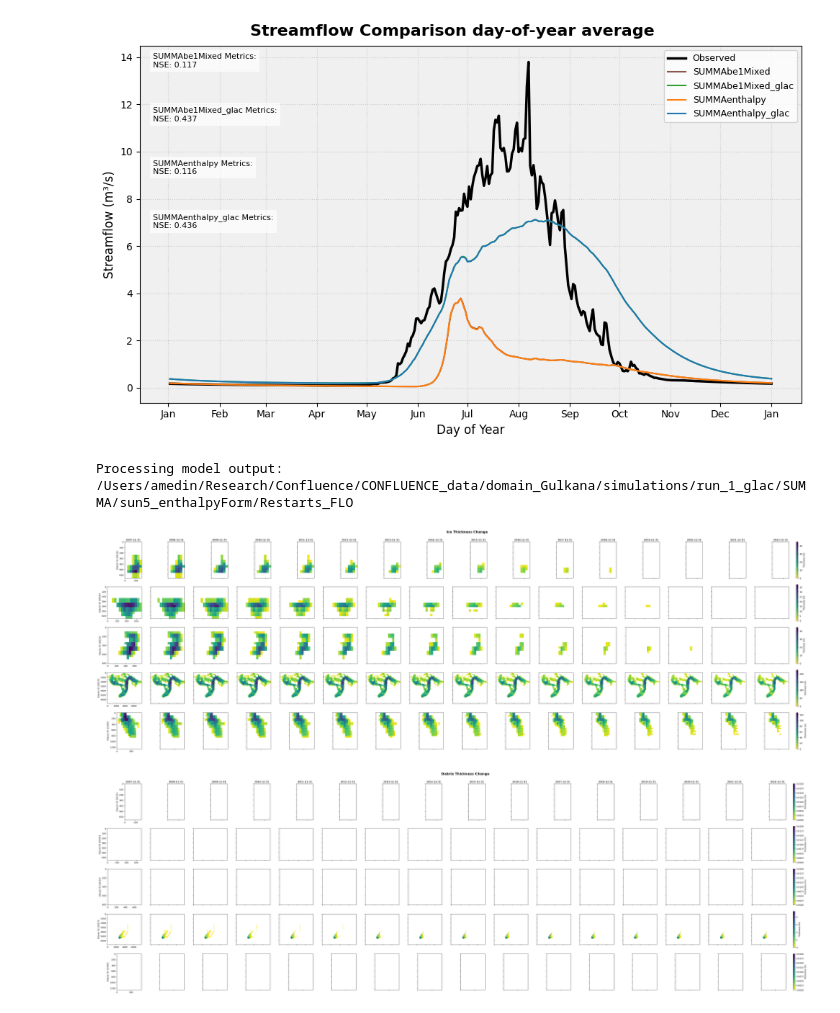
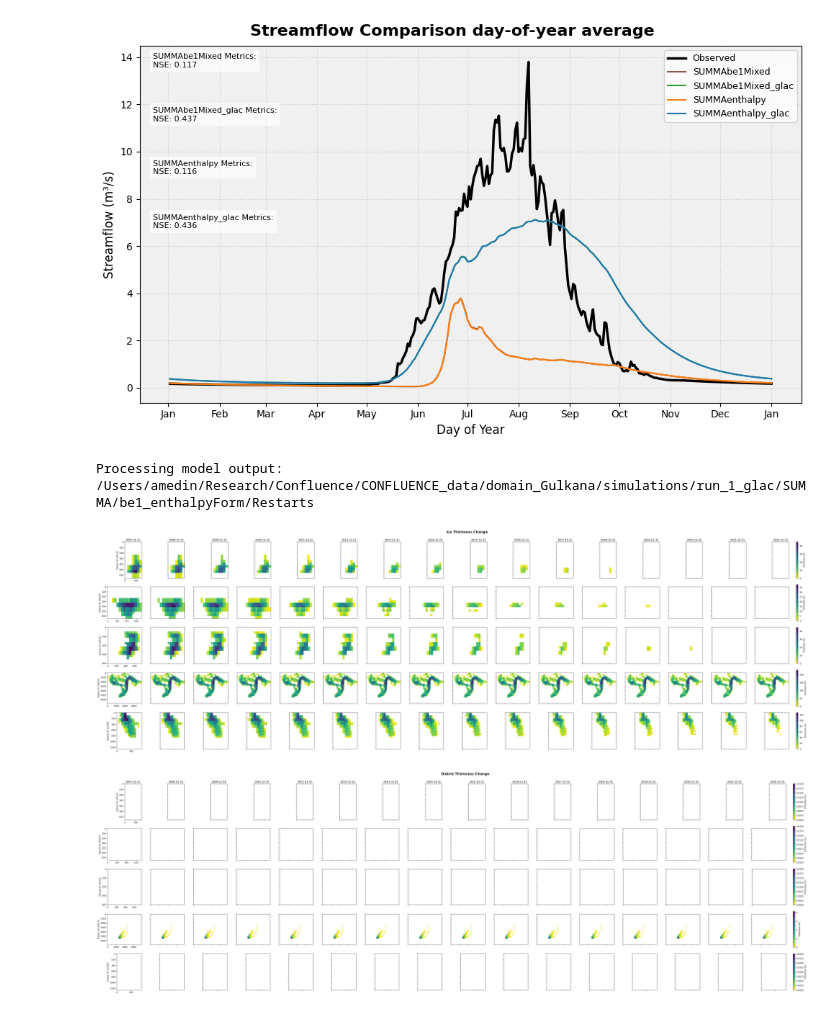
Before and after one commit to ashleymedin/CONFLUENCE, a Jupyter notebook: jupyter notebooks/5_model_initiation/5a_modelInstantiation.ipynb, the cells around one changed output. Drawn from its saved outputs; the diff is of its cells as text; code cells hidden in the pictures.

Commit message:
fixing flow model

```diff
--- a/jupyter notebooks/5_model_initiation/5a_modelInstantiation.ipynb
+++ b/jupyter notebooks/5_model_initiation/5a_modelInstantiation.ipynb
@@ -143,7 +143,6 @@ from matplotlib.colors import LinearSegmentedColormap, Normalize
 
 plot_folder = project_dir / "plots" / "results"
 plot_folder.mkdir(parents=True, exist_ok=True)
-change_type = "_FLO" # if you want to change the file type to _VA.nc or _FLO.nc
 settings = project_dir / "settings" / config['HYDROLOGICAL_MODEL']
 
 if config['DOMAIN_DEFINITION_METHOD'] != 'lumped':
@@ -153,9 +152,9 @@ else: # lumped domain definition has no routing
     folder = project_dir / "simulations" / f"{config['EXPERIMENT_ID']}" / config['HYDROLOGICAL_MODEL']
     folder_glac = project_dir / "simulations" / f"{config['EXPERIMENT_ID']}_glac" / config['HYDROLOGICAL_MODEL']
 model_outputs_sunenthalpy = [(f"{config['HYDROLOGICAL_MODEL']}", str(folder / "sun5_enthalpyForm" / f"{config['EXPERIMENT_ID']}_timestep.nc"))]
-model_outputs_glac_sunenthalpy = [(f"{config['HYDROLOGICAL_MODEL']}", str(folder_glac / "sun5_enthalpyForm" / f"{config['EXPERIMENT_ID']}_timestep")+change_type+".nc")]
+model_outputs_glac_sunenthalpy = [(f"{config['HYDROLOGICAL_MODEL']}", str(folder_glac / "sun5_enthalpyForm" / f"{config['EXPERIMENT_ID']}_timestep.nc")]
 model_outputs_beenthalpy = [(f"{config['HYDROLOGICAL_MODEL']}", str(folder / "be1_enthalpyForm" / f"{config['EXPERIMENT_ID']}_timestep.nc"))]
-model_outputs_glac_beenthalpy = [(f"{config['HYDROLOGICAL_MODEL']}", str(folder_glac / "be1_enthalpyForm" / f"{config['EXPERIMENT_ID']}_timestep")+change_type+".nc")]
+model_outputs_glac_beenthalpy = [(f"{config['HYDROLOGICAL_MODEL']}", str(folder_glac / "be1_enthalpyForm" / f"{config['EXPERIMENT_ID']}_timestep.nc")]
 
 
 obs_files = [('Observed', str(project_dir / "observations" / "streamflow" / "preprocessed" / f"{config.get('DOMAIN_NAME')}_streamflow_processed.csv"))]
@@ -336,8 +335,8 @@ fig.savefig(plot_folder / f'streamflow_comparison_all_wy{change_type}.png', dpi=
 attrib_grid = settings / "attributes_glacBedTopo.nc"
 start_grid = settings / "coldState_glacSurfTopo.nc"
 surface_grid = str( f"{config['EXPERIMENT_ID']}_restartGrid")
-model_outputs_glac_beenthalpy = [(f"{config['HYDROLOGICAL_MODEL']}", str(folder_glac / "be1_enthalpyForm/Restarts") + change_type)]
-model_outputs_glac_sunenthalpy = [(f"{config['HYDROLOGICAL_MODEL']}", str(folder_glac / "sun5_enthalpyForm/Restarts") + change_type)]
+model_outputs_glac_beenthalpy = [(f"{config['HYDROLOGICAL_MODEL']}", str(folder_glac / "be1_enthalpyForm/Restarts"))]
+model_outputs_glac_sunenthalpy = [(f"{config['HYDROLOGICAL_MODEL']}", str(folder_glac / "sun5_enthalpyForm/Restarts"))]
 
 # Parameters for plotting
 viridis = plt.get_cmap('viridis')
@@ -360,7 +359,7 @@ ds_init = xr.open_mfdataset(attrib_grid, engine='netcdf4')
 nGru = int(len(ds_init['gruId'].values))
 # %%
 # Loop over model outputs (maybe just one is fine)
-for ii, model_output in enumerate([model_outputs_glac_sunenthalpy]):
+for ii, model_output in enumerate([model_outputs_glac_beenthalpy]):
     print(f"Processing model output: {model_output[0][1]}")
     dir = Path(model_output[0][1])
     files = list(dir.glob(f"*{surface_grid}*"))
@@ -433,34 +432,34 @@ for ii, model_output in enumerate([model_outputs_glac_sunenthalpy]):
                                 origin='lower', cmap=custom_cmap, norm=Normalize(vmin=0, vmax=np.nanmax(depths)))
                 ax.invert_yaxis()
                 if i == 0:
                     ax.set_title(times[jj].strftime('%Y-%m-%d'))
                 if jj == 0:
                     ax.set_ylabel("Glacier ID " + str(glacID))
                 else:
                     ax.set_yticklabels([])
                     ax.set_xticklabels([])
             # Add a single colorbar for the row
             fig1.colorbar(im0, ax=axs1[i, :], label='Thickness (m)', fraction=0.046, pad = 0.01,location='right')
 
             for jj, sim_file in enumerate(files):
                 ax = axs2[i, jj]
                 im0 = ax.imshow(debris[jj], extent=(x.min(), x.max(), y.min(), y.max()),
                                 origin='lower', cmap=custom_cmap, norm=Normalize(vmin=0, vmax=vmax))
                 ax.invert_yaxis()
                 if i == 0:
                     ax.set_title(times[jj].strftime('%Y-%m-%d'))
                 if jj == 0:
                     ax.set_ylabel("Glacier ID " + str(glacID))
                 else:
                     ax.set_yticklabels([])
                     ax.set_xticklabels([])
             # Add a single colorbar for the row
             fig2.colorbar(im0, ax=axs2[i, :], label='Thickness (m)', fraction=0.046, pad = 0.01,location='right')
 
         # Save the plots
-        fig1.savefig(plot_folder / f'iceThickness_GRU_{gruID}{change_type}.png', dpi=300, bbox_inches='tight')
-        fig2.savefig(plot_folder / f'debrisThickness_GRU_{gruID}{change_type}.png', dpi=300, bbox_inches='tight')
+        fig1.savefig(plot_folder / f'iceThickness_GRU_{gruID}.png', dpi=300, bbox_inches='tight')
+        fig2.savefig(plot_folder / f'debrisThickness_GRU_{gruID}.png', dpi=300, bbox_inches='tight')
 # %% [output]
-Processing model output: /Users/amedin/Research/Confluence/CONFLUENCE_data/domain_Gulkana/simulations/run_1_glac/SUMMA/sun5_enthalpyForm/Restarts_FLO
+Processing model output: /Users/amedin/Research/Confluence/CONFLUENCE_data/domain_Gulkana/simulations/run_1_glac/SUMMA/be1_enthalpyForm/Restarts
 [figure]
-[figure, old version]
+[figure, new version]
```
Also changed, not shown: parts of 2 cells of this notebook, 1 other file.
